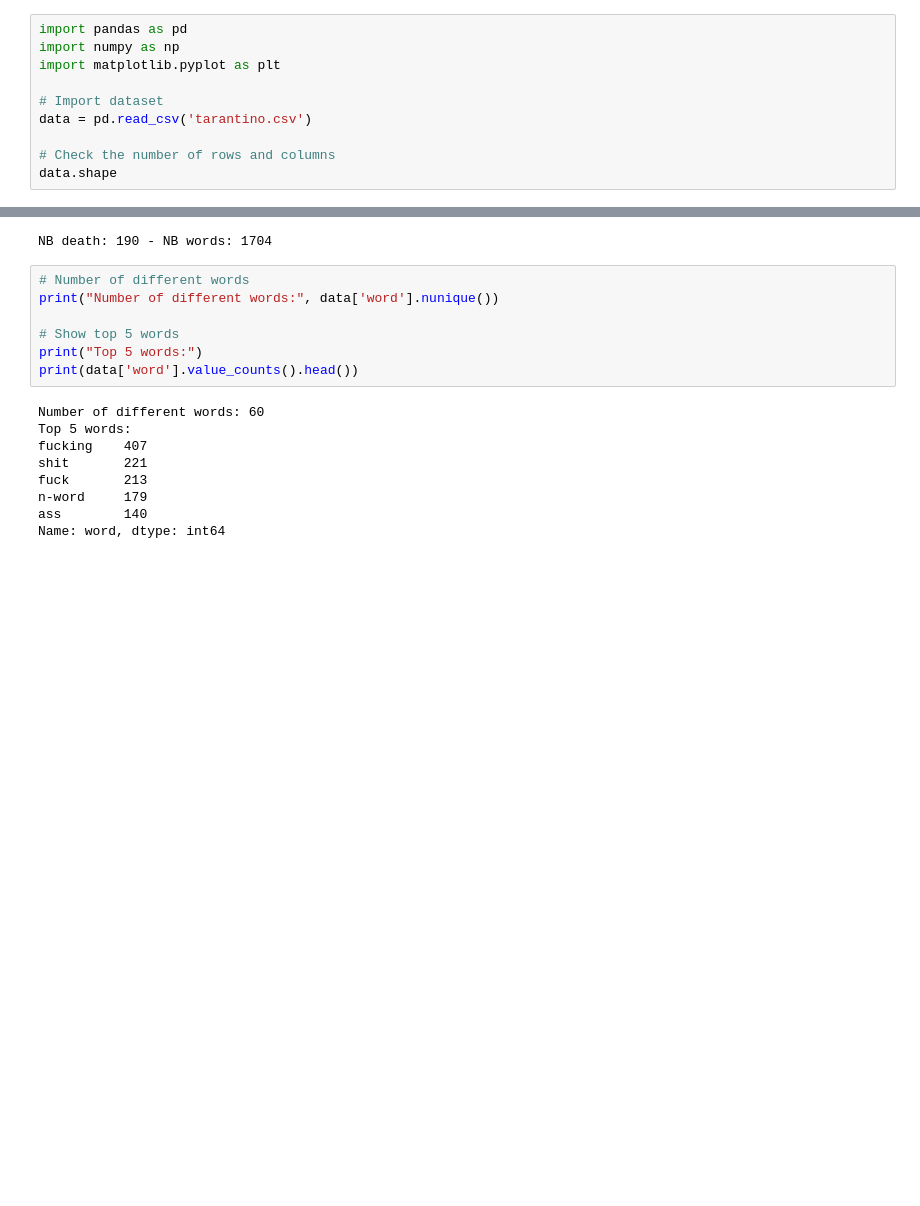
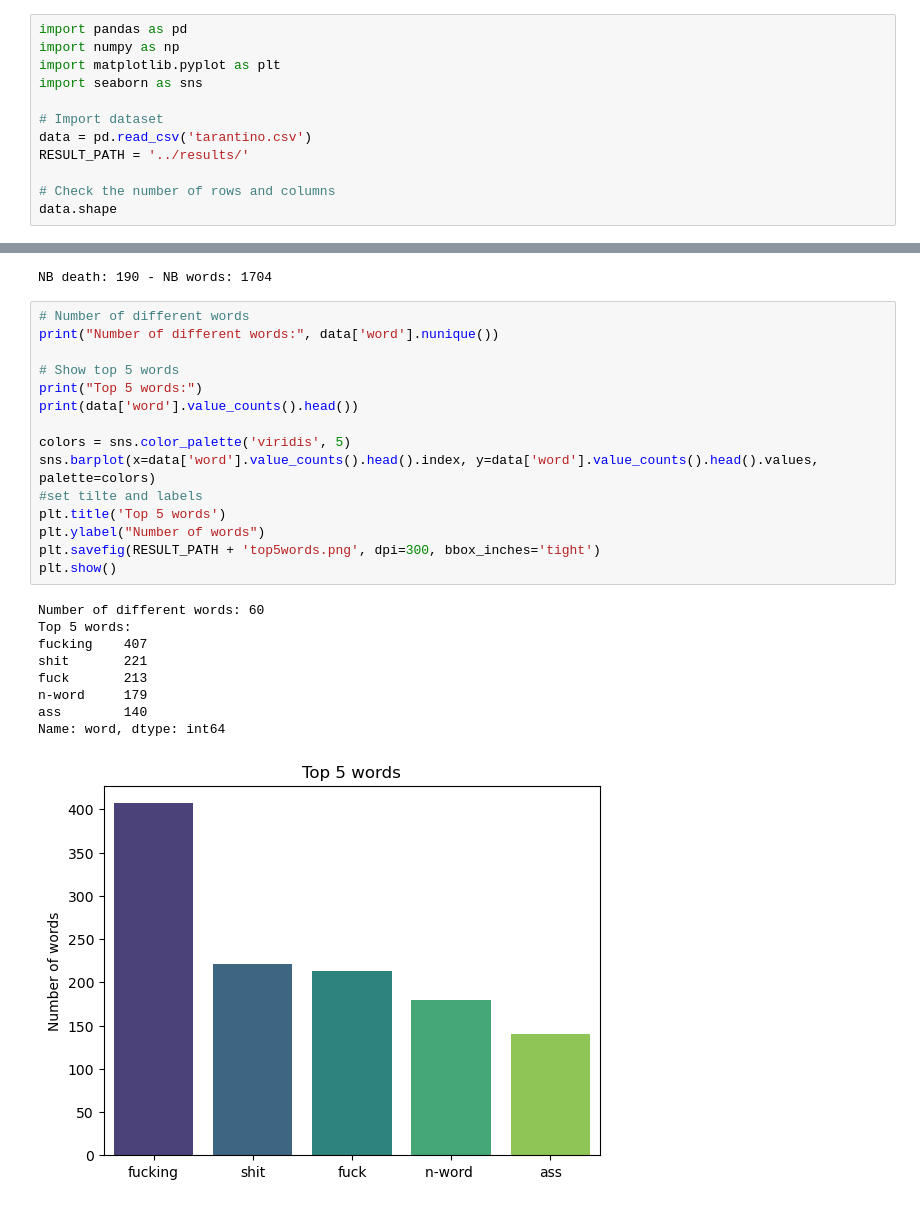
Before and after one commit to com-480-data-visualization/project-2023-vatadiz2, a Jupyter notebook: data/exploratory_data_analysis.ipynb, the cells around one changed output, grey strips where cells are left out. Drawn from its saved outputs; the diff is of its cells as text; blank space fills up the shorter version.

Commit message:
some visualizations

```diff
--- a/data/exploratory_data_analysis.ipynb
+++ b/data/exploratory_data_analysis.ipynb
@@ -2,9 +2,11 @@
 import pandas as pd
 import numpy as np
 import matplotlib.pyplot as plt
+import seaborn as sns
 
 # Import dataset
 data = pd.read_csv('tarantino.csv')
+RESULT_PATH = '../results/'
 
 # Check the number of rows and columns
 data.shape
@@ -21,19 +37,28 @@ NB death: 190 - NB words: 1704
 # %%
 # Number of different words
 print("Number of different words:", data['word'].nunique())
 
 # Show top 5 words
 print("Top 5 words:")
 print(data['word'].value_counts().head())
+
+colors = sns.color_palette('viridis', 5)
+sns.barplot(x=data['word'].value_counts().head().index, y=data['word'].value_counts().head().values, palette=colors)
+#set tilte and labels
+plt.title('Top 5 words')
+plt.ylabel("Number of words")
+plt.savefig(RESULT_PATH + 'top5words.png', dpi=300, bbox_inches='tight')
+plt.show()
 # %% [output]
 Number of different words: 60
 Top 5 words:
 fucking    407
 shit       221
 fuck       213
 n-word     179
 ass        140
 Name: word, dtype: int64
+[figure, added]
 # %%
 # Number of words per movie
 print("Number of words per movie:")
```
Also changed, not shown: parts of 3 cells of this notebook.
